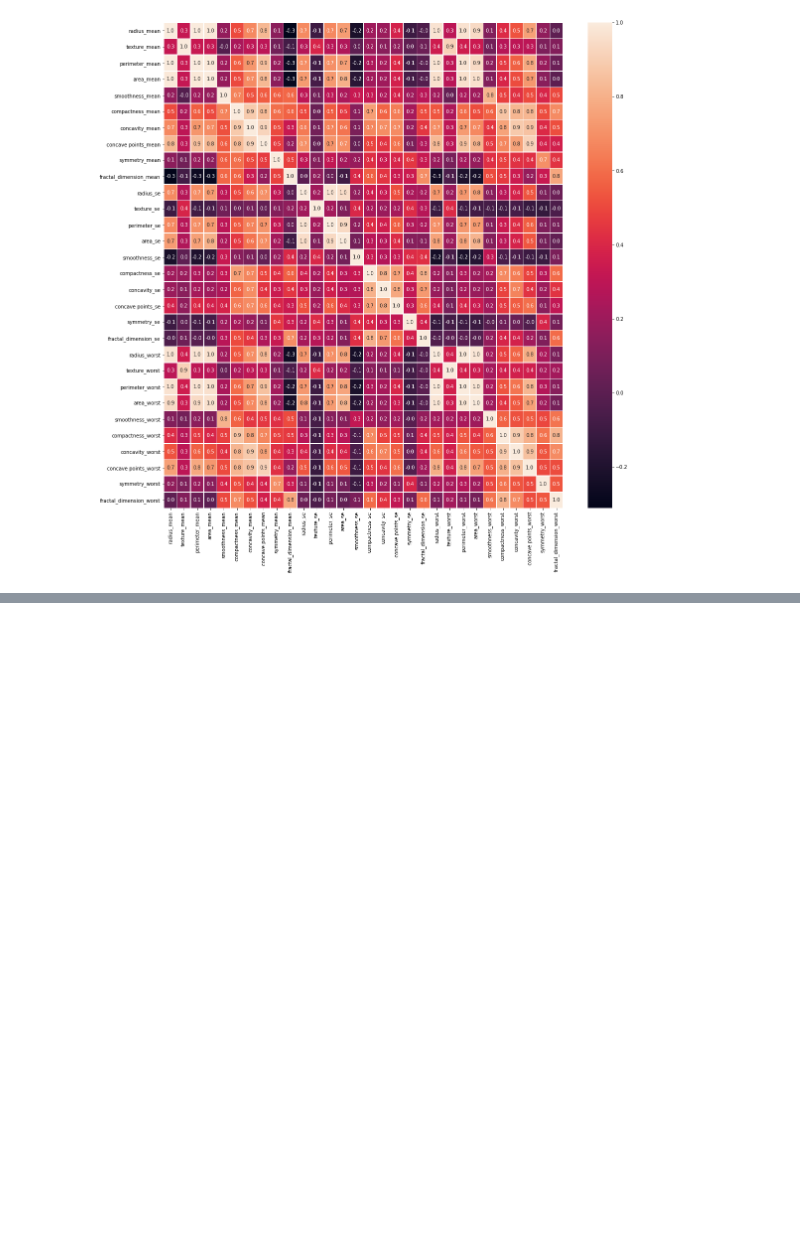
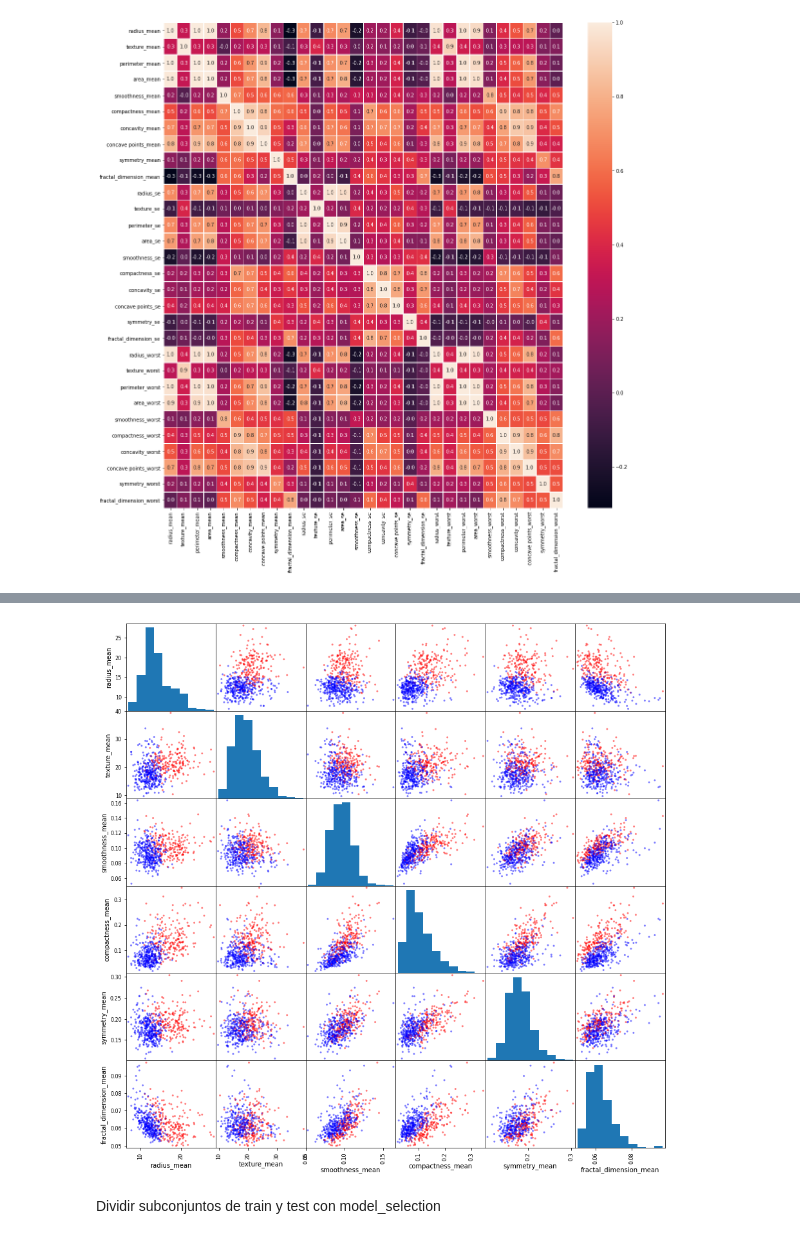
Before and after one commit to josecervan/Python-Developer-EOI, a Jupyter notebook: module3/machine-learning/cancer/cancer.ipynb, the cells around one changed output, grey strips where cells are left out. Cells and saved outputs as stored; diff of their text form; code cells hidden in the pictures; blank space fills up the shorter version.

```diff
--- a/module3/machine-learning/cancer/cancer.ipynb
+++ b/module3/machine-learning/cancer/cancer.ipynb
@@ -138,0 +155,2 @@ sns.heatmap(x.corr(), annot=True, linewidths=.5, fmt= '.1f', ax=ax)
+# %%
+train_mean = ['radius_mean','texture_mean','smoothness_mean','compactness_mean','symmetry_mean', 'fractal_dimension_mean']
@@ -138,0 +167,10 @@ sns.heatmap(x.corr(), annot=True, linewidths=.5, fmt= '.1f', ax=ax)
+# %%
+from pandas.plotting import scatter_matrix
+
+color_function = {0: "blue", 1: "red"} # Here Red color will be 1 which means M and blue foo 0 means B
+colors = x_clean['diagnosis'].map(lambda x: color_function.get(x))# mapping the color fuction with diagnosis column
+scatter_matrix(x_clean[train_mean], c=colors, alpha = 0.5, figsize = (15, 15)); # plotting scatter plot matrix
+# %% [output]
+[figure, added]
+# %% [markdown]
+Dividir subconjuntos de train y test con model_selection
```
Also changed, not shown: parts of 45 cells of this notebook, 20 other files.
